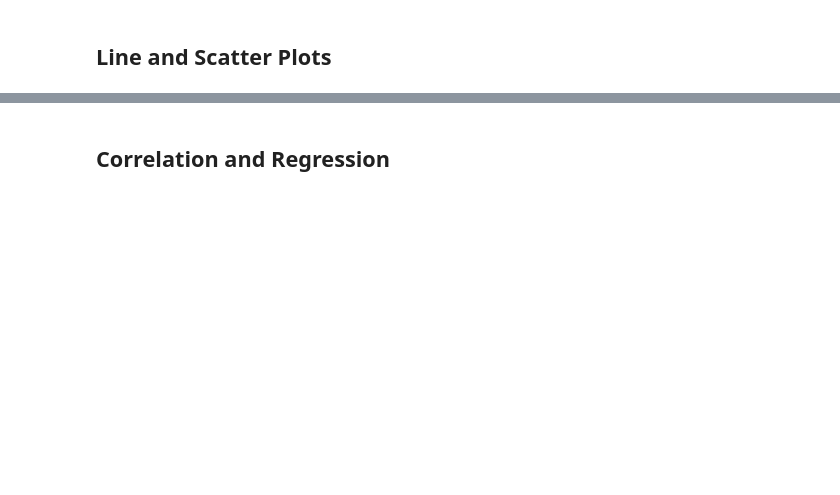
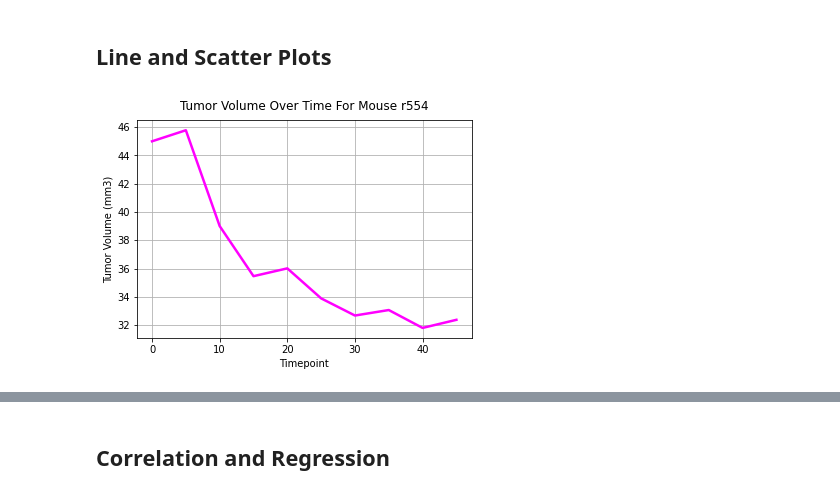
Before and after one commit to verocastillo/matplotlib-challenge, a Jupyter notebook: pymaceuticals_challenge.ipynb, the cells around one changed output, grey strips where cells are left out. Cells and saved outputs as stored; diff of their text form; code cells hidden in the pictures; blank space fills up the shorter version.

```diff
--- a/pymaceuticals_challenge.ipynb
+++ b/pymaceuticals_challenge.ipynb
@@ -340,0 +338,15 @@ plt.show()
+# %%
+# Generate a line plot of tumor volume vs. time point for a mouse treated with Capomulin
+filtercap = ['Ramicane', 'Infubinol','Ceftamin']
+getidscap = quart_merge.drop(index=filtercap)
+getidscap = getidscap['Mouse ID'].to_list()
+capchoice = rd.choice(getidscap)
+getdata_cap = final_df[final_df['Mouse ID'] == capchoice]
+getdata_cap = getdata_cap[['Timepoint','Tumor Volume (mm3)']]
+getdata_cap.set_index('Timepoint')['Tumor Volume (mm3)'].plot(linewidth=2.5, color='magenta',grid=True)
+plt.xlabel("Timepoint")
+plt.ylabel("Tumor Volume (mm3)")
+plt.title(f'Tumor Volume Over Time For Mouse {capchoice}', y=1.02)
+plt.show()
+# %% [output]
+[figure, added]
```
Also changed, not shown: parts of 7 cells of this notebook.
